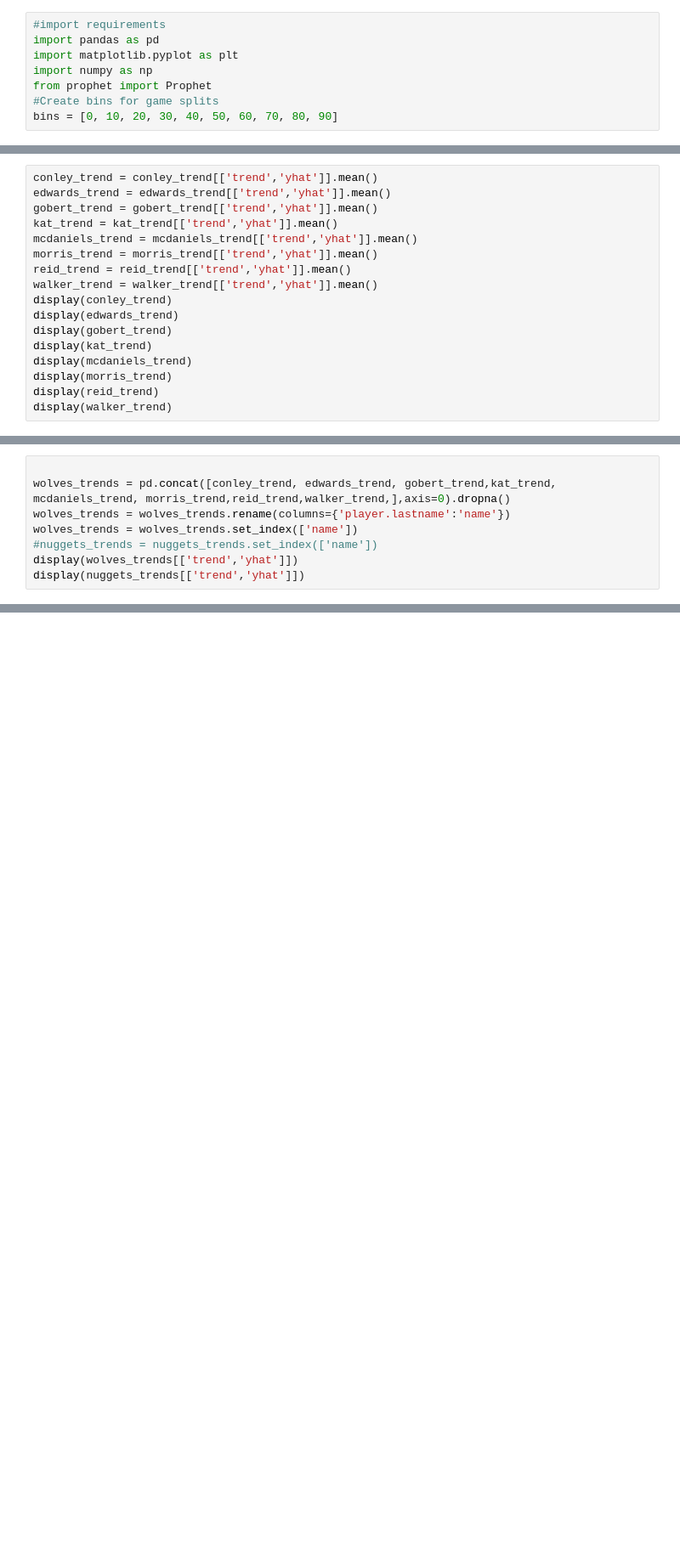
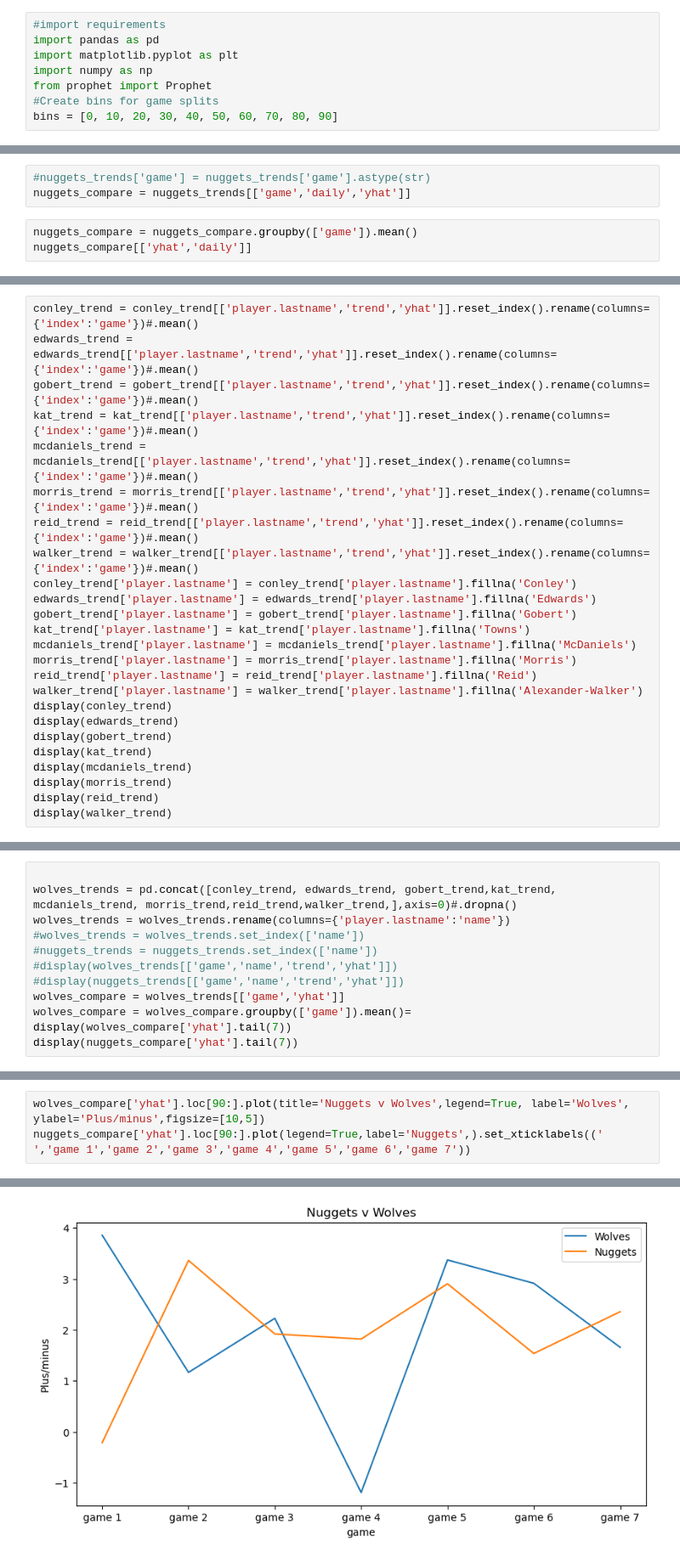
Before and after one commit to knox135/group-project-1, a Jupyter notebook: nuggetsvwolves.ipynb, the cells around one changed output, grey strips where cells are left out. Shown at 85% size. Cells and saved outputs as stored; diff of their text form; blank space fills up the shorter version.

```diff
--- a/nuggetsvwolves.ipynb
+++ b/nuggetsvwolves.ipynb
@@ -311,0 +432,6 @@ nuggets_trends#[['trend','yhat']]
+# %%
+#nuggets_trends['game'] = nuggets_trends['game'].astype(str)
+nuggets_compare = nuggets_trends[['game','daily','yhat']]
+# %%
+nuggets_compare = nuggets_compare.groupby(['game']).mean()
+nuggets_compare[['yhat','daily']]
@@ -396,12 +599,20 @@ display(walker_forecast.tail())
 # %%
-conley_trend = conley_trend[['trend','yhat']].mean()
-edwards_trend = edwards_trend[['trend','yhat']].mean()
-gobert_trend = gobert_trend[['trend','yhat']].mean()
-kat_trend = kat_trend[['trend','yhat']].mean()
-mcdaniels_trend = mcdaniels_trend[['trend','yhat']].mean()
-morris_trend = morris_trend[['trend','yhat']].mean()
-reid_trend = reid_trend[['trend','yhat']].mean()
-walker_trend = walker_trend[['trend','yhat']].mean()
+conley_trend = conley_trend[['player.lastname','trend','yhat']].reset_index().rename(columns={'index':'game'})#.mean()
+edwards_trend = edwards_trend[['player.lastname','trend','yhat']].reset_index().rename(columns={'index':'game'})#.mean()
+gobert_trend = gobert_trend[['player.lastname','trend','yhat']].reset_index().rename(columns={'index':'game'})#.mean()
+kat_trend = kat_trend[['player.lastname','trend','yhat']].reset_index().rename(columns={'index':'game'})#.mean()
+mcdaniels_trend = mcdaniels_trend[['player.lastname','trend','yhat']].reset_index().rename(columns={'index':'game'})#.mean()
+morris_trend = morris_trend[['player.lastname','trend','yhat']].reset_index().rename(columns={'index':'game'})#.mean()
+reid_trend = reid_trend[['player.lastname','trend','yhat']].reset_index().rename(columns={'index':'game'})#.mean()
+walker_trend = walker_trend[['player.lastname','trend','yhat']].reset_index().rename(columns={'index':'game'})#.mean()
+conley_trend['player.lastname'] = conley_trend['player.lastname'].fillna('Conley')
+edwards_trend['player.lastname'] = edwards_trend['player.lastname'].fillna('Edwards')
+gobert_trend['player.lastname'] = gobert_trend['player.lastname'].fillna('Gobert')
+kat_trend['player.lastname'] = kat_trend['player.lastname'].fillna('Towns')
+mcdaniels_trend['player.lastname'] = mcdaniels_trend['player.lastname'].fillna('McDaniels')
+morris_trend['player.lastname'] = morris_trend['player.lastname'].fillna('Morris')
+reid_trend['player.lastname'] = reid_trend['player.lastname'].fillna('Reid')
+walker_trend['player.lastname'] = walker_trend['player.lastname'].fillna('Alexander-Walker')
 display(conley_trend)
 display(edwards_trend)
 display(gobert_trend)
@@ -413,8 +704,12 @@ display(walker_trend)
 # %%
 
-wolves_trends = pd.concat([conley_trend, edwards_trend, gobert_trend,kat_trend, mcdaniels_trend, morris_trend,reid_trend,walker_trend,],axis=0).dropna()
+wolves_trends = pd.concat([conley_trend, edwards_trend, gobert_trend,kat_trend, mcdaniels_trend, morris_trend,reid_trend,walker_trend,],axis=0)#.dropna()
 wolves_trends = wolves_trends.rename(columns={'player.lastname':'name'})
-wolves_trends = wolves_trends.set_index(['name'])
+#wolves_trends = wolves_trends.set_index(['name'])
 #nuggets_trends = nuggets_trends.set_index(['name'])
-display(wolves_trends[['trend','yhat']])
-display(nuggets_trends[['trend','yhat']])
+#display(wolves_trends[['game','name','trend','yhat']])
+#display(nuggets_trends[['game','name','trend','yhat']])
+wolves_compare = wolves_trends[['game','yhat']]
+wolves_compare = wolves_compare.groupby(['game']).mean()=
+display(wolves_compare['yhat'].tail(7))
+display(nuggets_compare['yhat'].tail(7))
@@ -420,0 +718,4 @@ display(nuggets_trends[['trend','yhat']])
+# %%
+wolves_compare['yhat'].loc[90:].plot(title='Nuggets v Wolves',legend=True, label='Wolves', ylabel='Plus/minus',figsize=[10,5])
+nuggets_compare['yhat'].loc[90:].plot(legend=True,label='Nuggets',).set_xticklabels((' ','game 1','game 2','game 3','game 4','game 5','game 6','game 7'))
+# %% [output]
@@ -420,0 +731 @@ display(nuggets_trends[['trend','yhat']])
+[figure, added]
```
Also changed, not shown: parts of 15 cells of this notebook.
